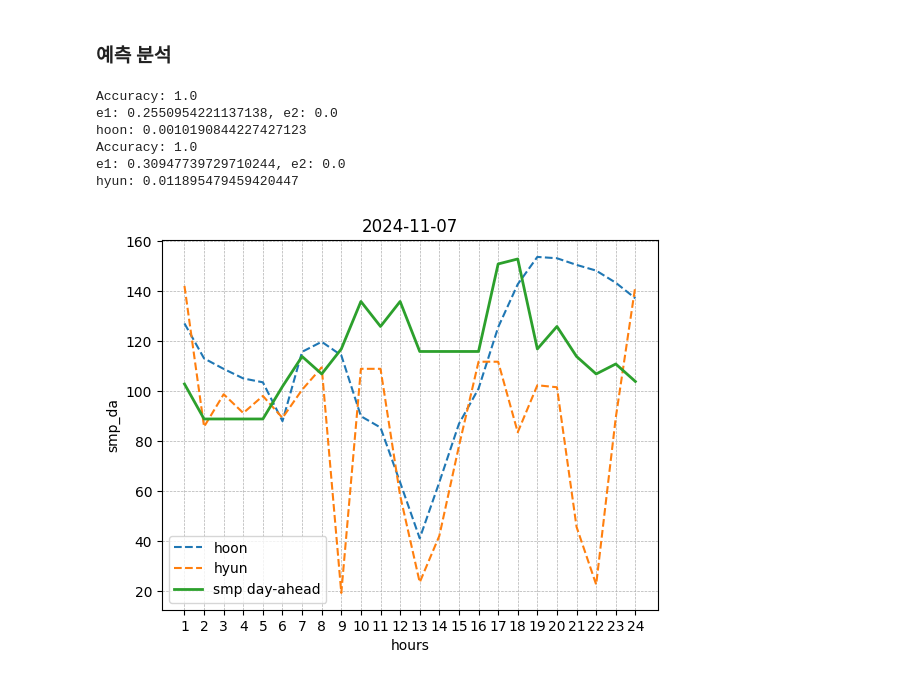
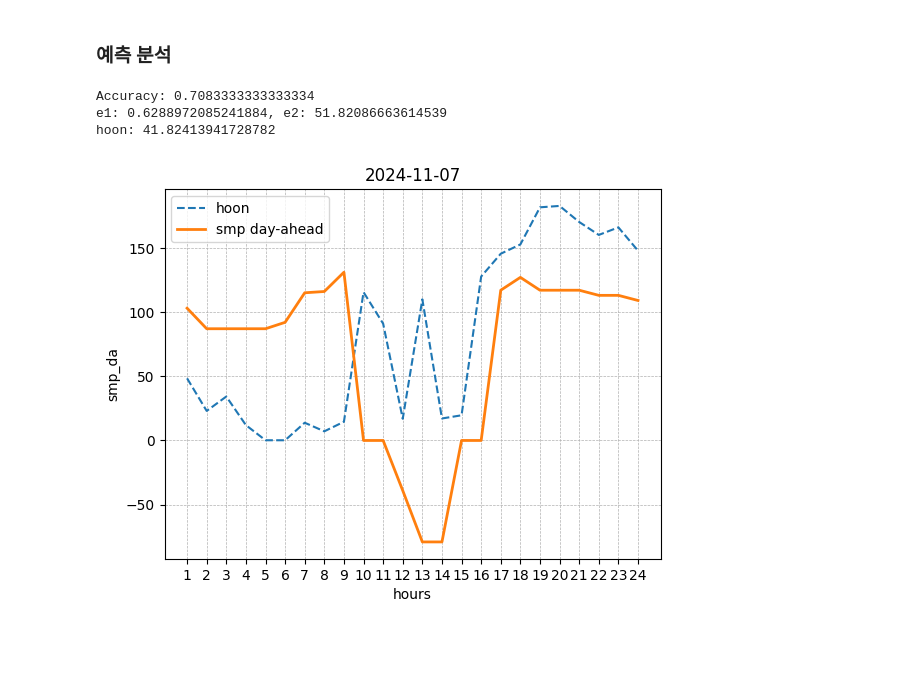
Before and after one commit to bluelemon61/24-OIBC-WolgoksTears, a Jupyter notebook: datagetter_example.ipynb, the cells around one changed output. Saved outputs shown, nothing was run; the diff lists cells and outputs as text; code cells hidden in the pictures; blank space fills up the shorter version.

```diff
--- a/datagetter_example.ipynb
+++ b/datagetter_example.ipynb
@@ -39,32 +30,32 @@ smp_da = [103, 89, 89, 89, 89, 102, 114, 107, 117, 136, 126, 136, 116, 116, 116,
+# %%
+from score_example import calculate_measure
+
+hoon = [48.38631505293676, 23.005973960717693, 34.217638988637816, 11.944968836991217, 0.16527934959309706, 0.15879514867054859, 13.807067091053092, 7.123467942354658, 14.574186157796623, 115.49275208362772, 90.96667681917637, 16.88759418306925, 109.8845291373479, 17.12711848971751, 19.60319666300659, 127.64268845880426, 145.41450350546026, 152.64423038512146, 181.55426151302612, 182.63773958986192, 170.13953061311832, 160.05004599324383, 165.9349882419516, 147.7900538802053]
+smp_da = [103, 87, 87, 87, 87, 92, 115, 116, 131, 0, 0, -39, -79, -79, 0, 0, 117, 127, 117, 117, 117, 113, 113, 109]
 # %%
 print(f'hoon: {calculate_measure(smp_da, hoon)}')
-print(f'hyun: {calculate_measure(smp_da, hyun)}')
 # %% [output]
-Accuracy: 1.0
-e1: 0.2550954221137138, e2: 0.0
-hoon: 0.0010190844227427123
-Accuracy: 1.0
-e1: 0.30947739729710244, e2: 0.0
-hyun: 0.011895479459420447
+Accuracy: 0.7083333333333334
+e1: 0.6288972085241884, e2: 51.82086663614539
+hoon: 41.82413941728782
 # %%
 import matplotlib.pyplot as plt
 
 x = list(range(1, 25))
 
 plt.title('2024-11-07')
 
 plt.plot(x, hoon, linestyle='dashed', label='hoon')
-plt.plot(x, hyun, linestyle='dashed', label='hyun')
 plt.plot(x, smp_da, label='smp day-ahead', linewidth=2)
 
 plt.xticks(x)
 plt.xlabel('hours')
 plt.ylabel('smp_da')
 
 plt.grid(True, linestyle='--', linewidth=0.5)
 
 plt.legend()
 
 plt.show()
 # %% [output]
-[figure, old version]
+[figure, new version]
```
Also changed, not shown: parts of 1 cell of this notebook, 2 other files.
